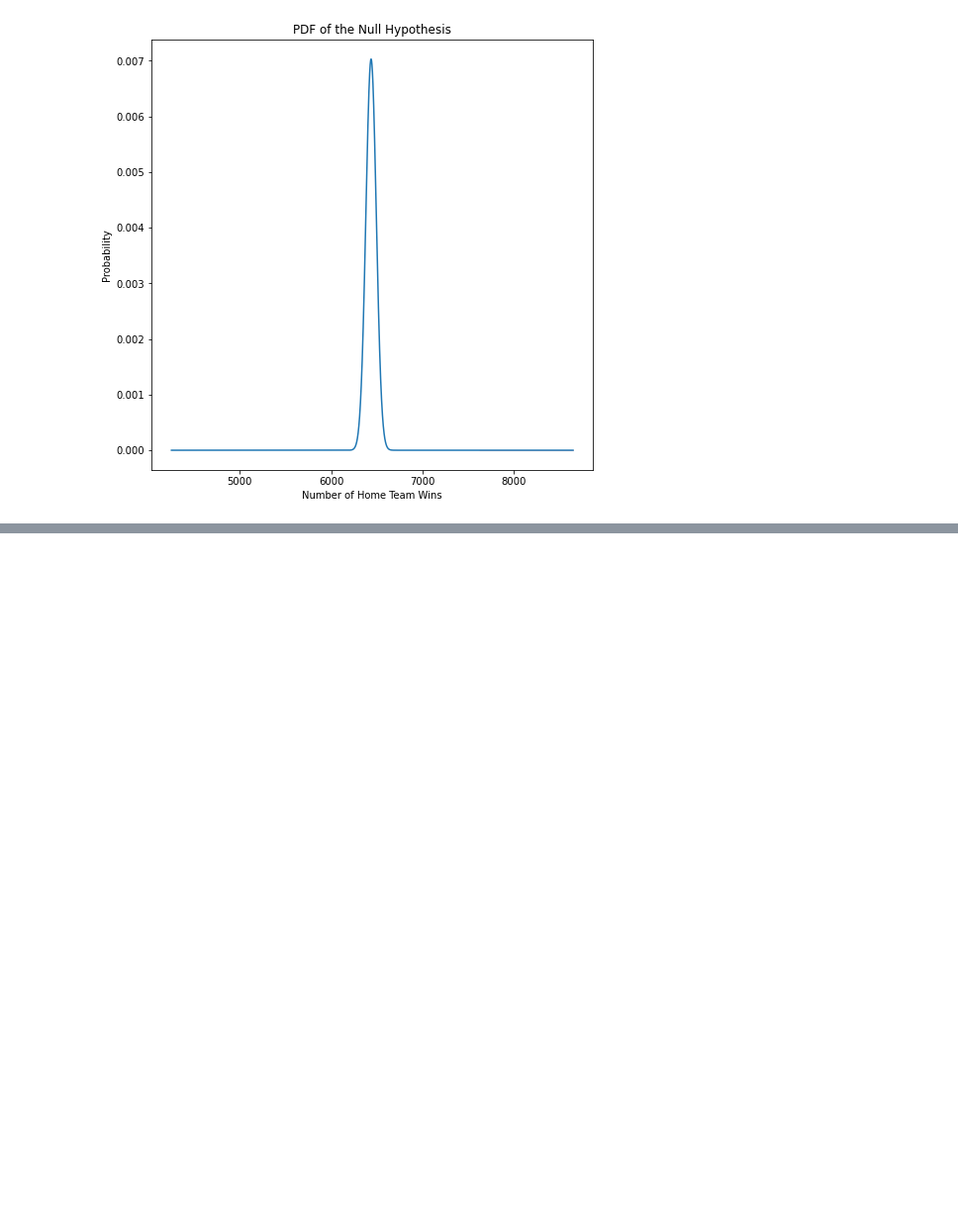
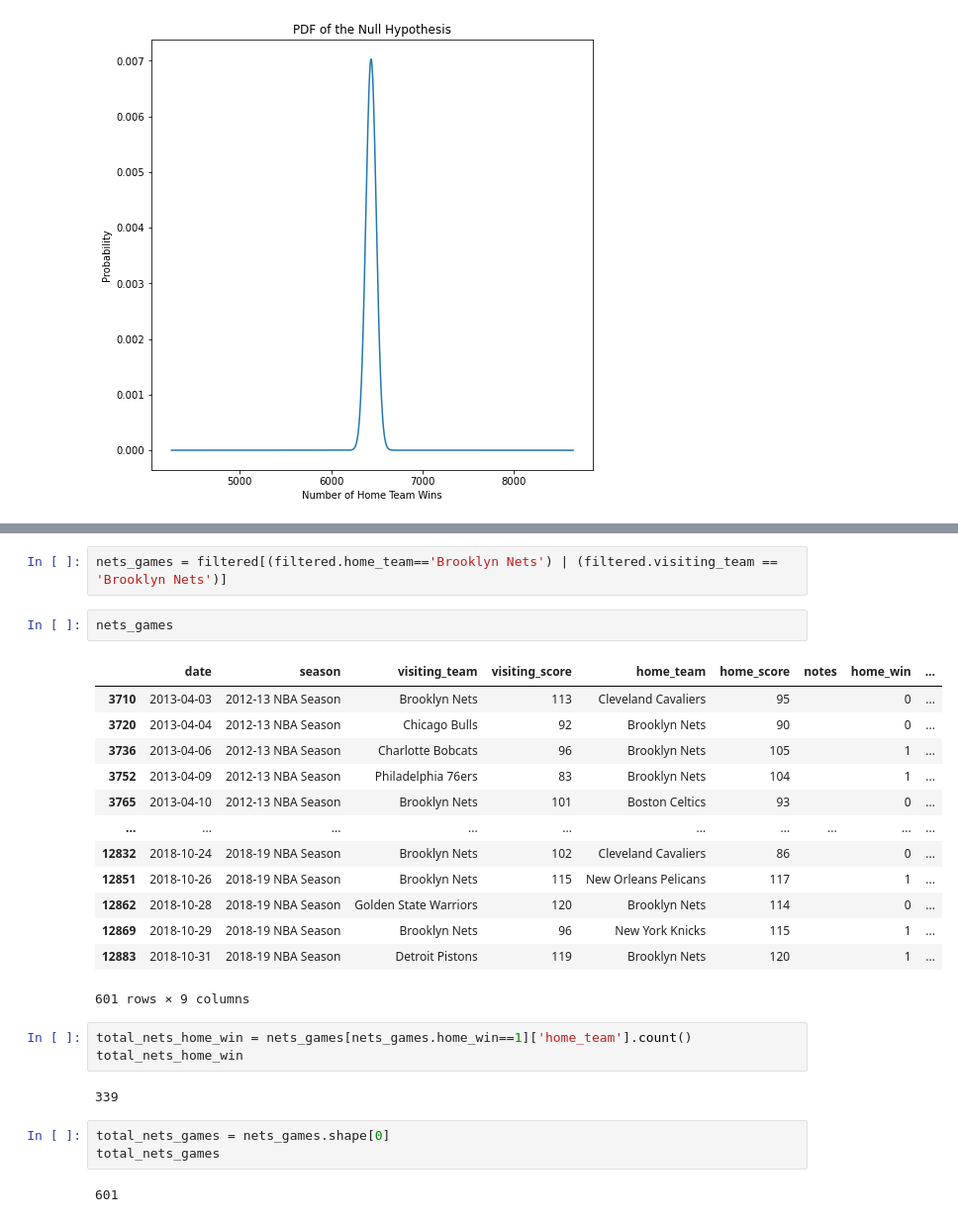
Before and after one commit to wjlau/Capstone1-Proposal, a Jupyter notebook: Basketball_Dataset.ipynb, the cells around one changed output, grey strips where cells are left out. Shown at 99% size. Drawn from its saved outputs; the diff is of its cells as text; blank space fills up the shorter version.

```diff
--- a/Basketball_Dataset.ipynb
+++ b/Basketball_Dataset.ipynb
@@ -327,0 +302,28 @@ examples
+# %%
+nets_games = filtered[(filtered.home_team=='Brooklyn Nets') | (filtered.visiting_team == 'Brooklyn Nets')]
+# %%
+nets_games
+# %% [output]
+|  | date | season | visiting_team | visiting_score | home_team | home_score | notes | home_win | ... |
+| 3710 | 2013-04-03 | 2012-13 NBA Season | Brooklyn Nets | 113 | Cleveland Cavaliers | 95 |  | 0 | ... |
+| 3720 | 2013-04-04 | 2012-13 NBA Season | Chicago Bulls | 92 | Brooklyn Nets | 90 |  | 0 | ... |
+| 3736 | 2013-04-06 | 2012-13 NBA Season | Charlotte Bobcats | 96 | Brooklyn Nets | 105 |  | 1 | ... |
+| 3752 | 2013-04-09 | 2012-13 NBA Season | Philadelphia 76ers | 83 | Brooklyn Nets | 104 |  | 1 | ... |
+| 3765 | 2013-04-10 | 2012-13 NBA Season | Brooklyn Nets | 101 | Boston Celtics | 93 |  | 0 | ... |
+| ... | ... | ... | ... | ... | ... | ... | ... | ... | ... |
+| 12832 | 2018-10-24 | 2018-19 NBA Season | Brooklyn Nets | 102 | Cleveland Cavaliers | 86 |  | 0 | ... |
+| 12851 | 2018-10-26 | 2018-19 NBA Season | Brooklyn Nets | 115 | New Orleans Pelicans | 117 |  | 1 | ... |
+| 12862 | 2018-10-28 | 2018-19 NBA Season | Golden State Warriors | 120 | Brooklyn Nets | 114 |  | 0 | ... |
+| 12869 | 2018-10-29 | 2018-19 NBA Season | Brooklyn Nets | 96 | New York Knicks | 115 |  | 1 | ... |
+| 12883 | 2018-10-31 | 2018-19 NBA Season | Detroit Pistons | 119 | Brooklyn Nets | 120 |  | 1 | ... |
+601 rows × 9 columns
+# %%
+total_nets_home_win = nets_games[nets_games.home_win==1]['home_team'].count()
+total_nets_home_win
+# %% [output]
+339
+# %%
+total_nets_games = nets_games.shape[0]
+total_nets_games
+# %% [output]
+601
```
Also changed, not shown: parts of 20 cells of this notebook.
